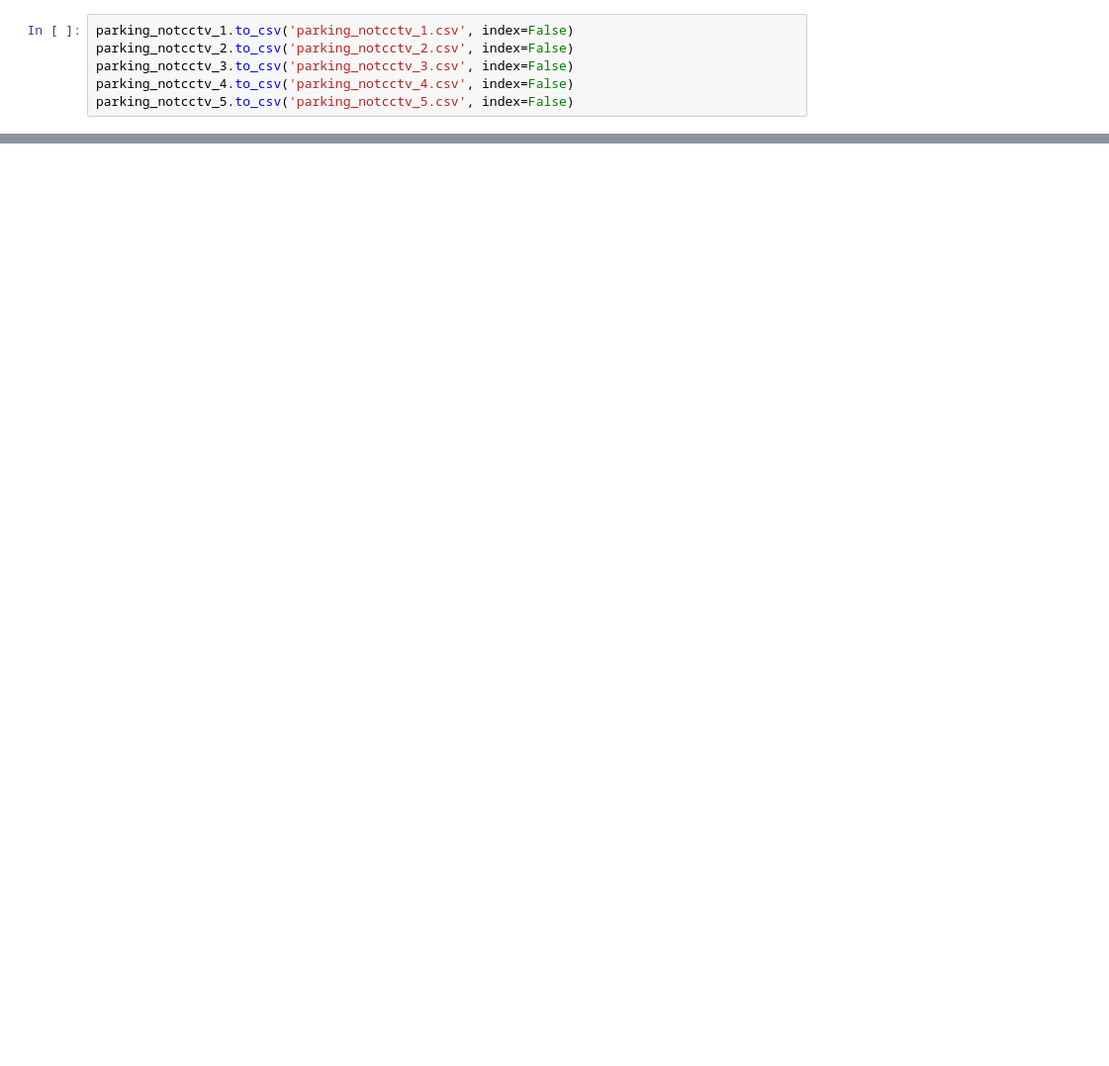
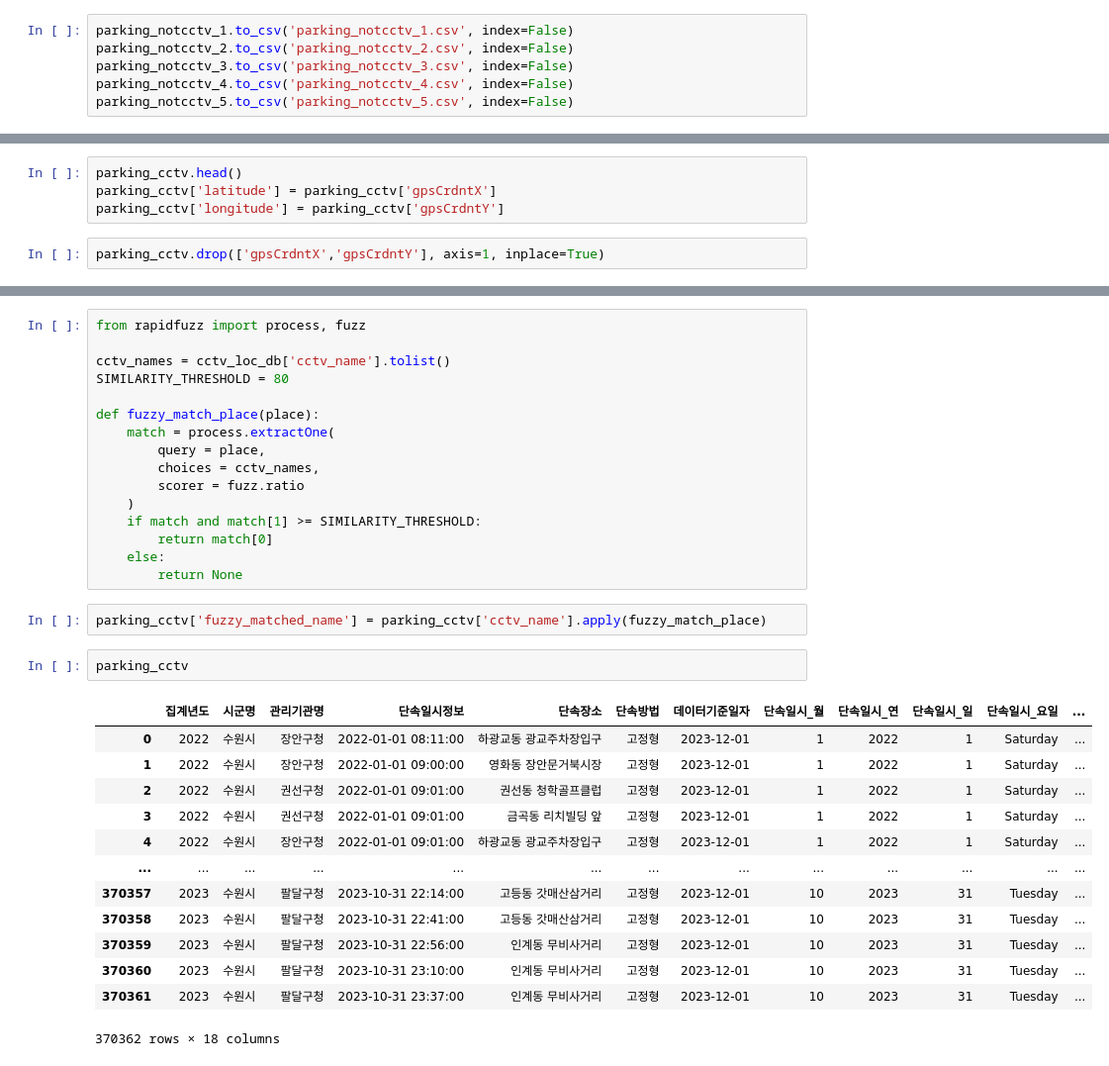
Before and after one commit to HOYUN-Y/Data_projects, a Jupyter notebook: dacon_sri_suwon_data_analysis/[Dacon] 공공데이터를 활용 수원시 정책 제안.ipynb, the cells around one changed output, grey strips where cells are left out. Shown at 99% size. Cells and saved outputs as stored; diff of their text form; blank space fills up the shorter version.

```diff
--- a/dacon_sri_suwon_data_analysis/[Dacon] 공공데이터를 활용 수원시 정책 제안.ipynb
+++ b/dacon_sri_suwon_data_analysis/[Dacon] 공공데이터를 활용 수원시 정책 제안.ipynb
@@ -932,0 +1034,6 @@ parking_notcctv_5.to_csv('parking_notcctv_5.csv', index=False)
+# %%
+parking_cctv.head()
+parking_cctv['latitude'] = parking_cctv['gpsCrdntX']
+parking_cctv['longitude'] = parking_cctv['gpsCrdntY']
+# %%
+parking_cctv.drop(['gpsCrdntX','gpsCrdntY'], axis=1, inplace=True)
@@ -932,0 +1069,34 @@ parking_notcctv_5.to_csv('parking_notcctv_5.csv', index=False)
+# %%
+from rapidfuzz import process, fuzz
+
+cctv_names = cctv_loc_db['cctv_name'].tolist()
+SIMILARITY_THRESHOLD = 80
+
+def fuzzy_match_place(place):
+    match = process.extractOne(
+        query = place,
+        choices = cctv_names,
+        scorer = fuzz.ratio
+    )
+    if match and match[1] >= SIMILARITY_THRESHOLD:
+        return match[0]
+    else:
+        return None
+# %%
+parking_cctv['fuzzy_matched_name'] = parking_cctv['cctv_name'].apply(fuzzy_match_place)
+# %%
+parking_cctv
+# %% [output]
+|  | 집계년도 | 시군명 | 관리기관명 | 단속일시정보 | 단속장소 | 단속방법 | 데이터기준일자 | 단속일시_월 | 단속일시_연 | 단속일시_일 | 단속일시_요일 | ... |
+| 0 | 2022 | 수원시 | 장안구청 | 2022-01-01 08:11:00 | 하광교동 광교주차장입구 | 고정형 | 2023-12-01 | 1 | 2022 | 1 | Saturday | ... |
+| 1 | 2022 | 수원시 | 장안구청 | 2022-01-01 09:00:00 | 영화동 장안문거북시장 | 고정형 | 2023-12-01 | 1 | 2022 | 1 | Saturday | ... |
+| 2 | 2022 | 수원시 | 권선구청 | 2022-01-01 09:01:00 | 권선동 청학골프클럽 | 고정형 | 2023-12-01 | 1 | 2022 | 1 | Saturday | ... |
+| 3 | 2022 | 수원시 | 권선구청 | 2022-01-01 09:01:00 | 금곡동 리치빌딩 앞 | 고정형 | 2023-12-01 | 1 | 2022 | 1 | Saturday | ... |
+| 4 | 2022 | 수원시 | 장안구청 | 2022-01-01 09:01:00 | 하광교동 광교주차장입구 | 고정형 | 2023-12-01 | 1 | 2022 | 1 | Saturday | ... |
+| ... | ... | ... | ... | ... | ... | ... | ... | ... | ... | ... | ... | ... |
+| 370357 | 2023 | 수원시 | 팔달구청 | 2023-10-31 22:14:00 | 고등동 갓매산삼거리 | 고정형 | 2023-12-01 | 10 | 2023 | 31 | Tuesday | ... |
+| 370358 | 2023 | 수원시 | 팔달구청 | 2023-10-31 22:41:00 | 고등동 갓매산삼거리 | 고정형 | 2023-12-01 | 10 | 2023 | 31 | Tuesday | ... |
+| 370359 | 2023 | 수원시 | 팔달구청 | 2023-10-31 22:56:00 | 인계동 무비사거리 | 고정형 | 2023-12-01 | 10 | 2023 | 31 | Tuesday | ... |
+| 370360 | 2023 | 수원시 | 팔달구청 | 2023-10-31 23:10:00 | 인계동 무비사거리 | 고정형 | 2023-12-01 | 10 | 2023 | 31 | Tuesday | ... |
+| 370361 | 2023 | 수원시 | 팔달구청 | 2023-10-31 23:37:00 | 인계동 무비사거리 | 고정형 | 2023-12-01 | 10 | 2023 | 31 | Tuesday | ... |
+370362 rows × 18 columns
```
Also changed, not shown: parts of 25 cells of this notebook, 3 other files.
